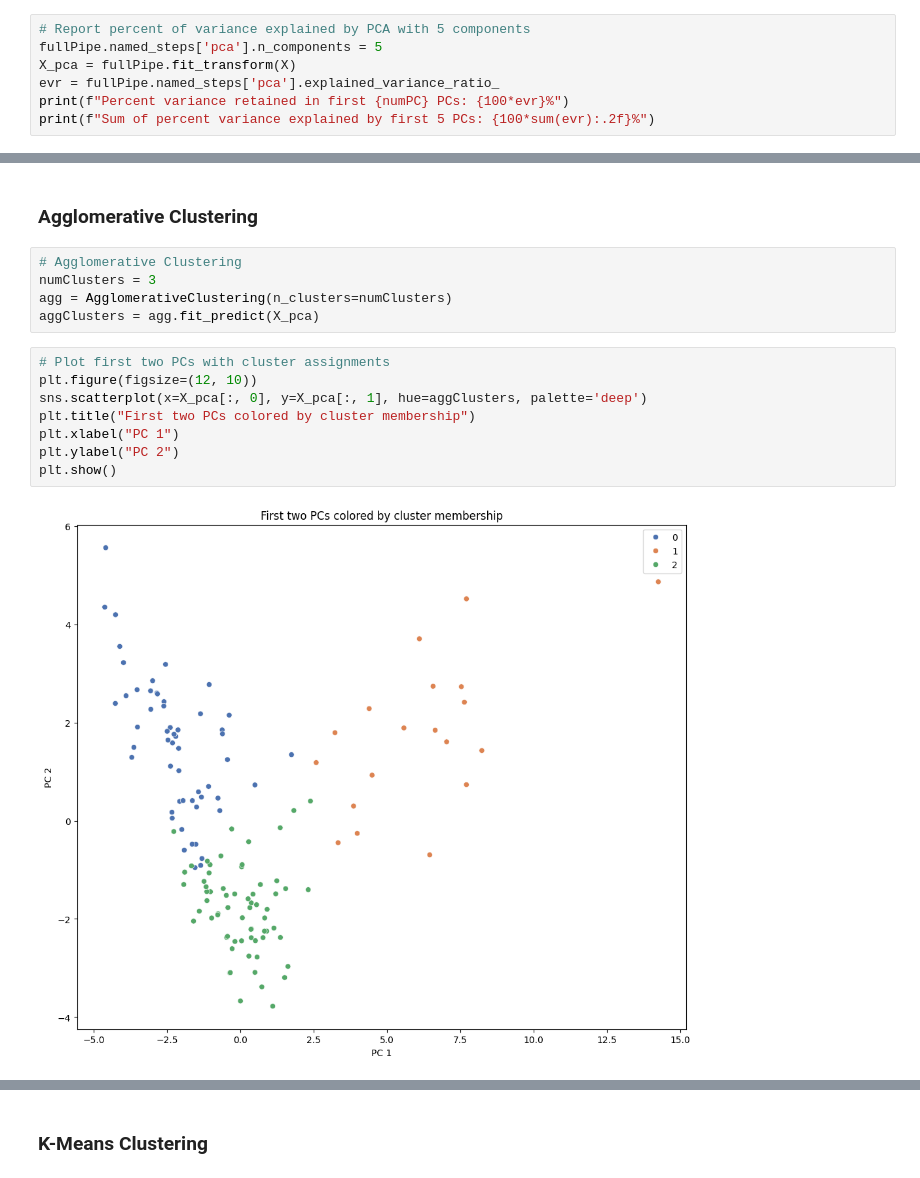
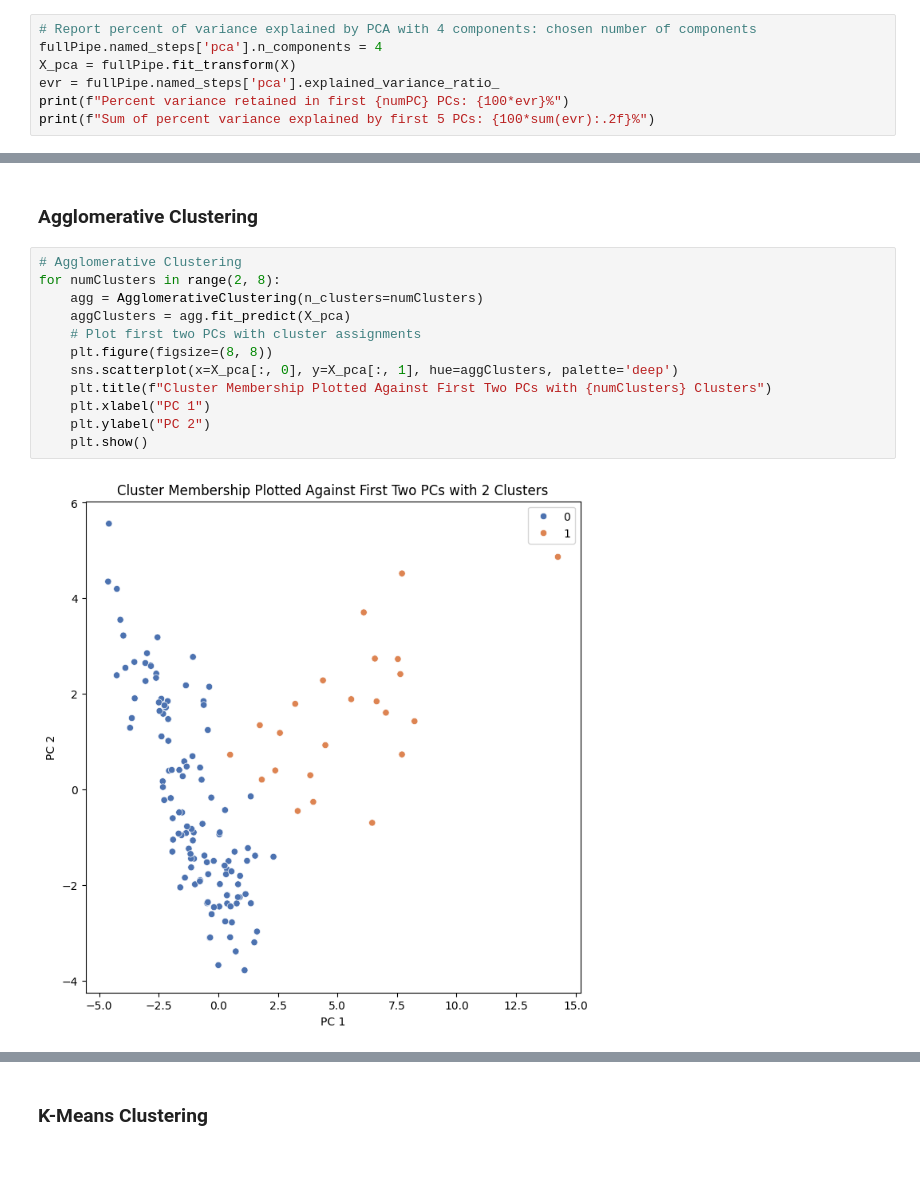
Before and after one commit to NakaFrozn/si618_final_project, a Jupyter notebook: Final_Project_Step3.ipynb, the cells around one changed output, grey strips where cells are left out. Saved outputs shown, nothing was run; the diff lists cells and outputs as text.

```diff
--- a/Final_Project_Step3.ipynb
+++ b/Final_Project_Step3.ipynb
@@ -222,8 +178,8 @@ plt.show()
 # %% [output]
 [figure]
 # %%
-# Report percent of variance explained by PCA with 5 components
-fullPipe.named_steps['pca'].n_components = 5
+# Report percent of variance explained by PCA with 4 components: chosen number of components
+fullPipe.named_steps['pca'].n_components = 4
 X_pca = fullPipe.fit_transform(X)
 evr = fullPipe.named_steps['pca'].explained_variance_ratio_
 print(f"Percent variance retained in first {numPC} PCs: {100*evr}%")
@@ -245,17 +220,16 @@ Goals of Clustering Analysis:
 # %% [markdown]
 ### Agglomerative Clustering
-# %%
-# Agglomerative Clustering
-numClusters = 3
-agg = AgglomerativeClustering(n_clusters=numClusters)
-aggClusters = agg.fit_predict(X_pca)
 # %%
-# Plot first two PCs with cluster assignments
-plt.figure(figsize=(12, 10))
-sns.scatterplot(x=X_pca[:, 0], y=X_pca[:, 1], hue=aggClusters, palette='deep')
-plt.title("First two PCs colored by cluster membership")
-plt.xlabel("PC 1")
-plt.ylabel("PC 2")
-plt.show()
+# Agglomerative Clustering
+for numClusters in range(2, 8):
+    agg = AgglomerativeClustering(n_clusters=numClusters)
+    aggClusters = agg.fit_predict(X_pca)
+    # Plot first two PCs with cluster assignments
+    plt.figure(figsize=(8, 8))
+    sns.scatterplot(x=X_pca[:, 0], y=X_pca[:, 1], hue=aggClusters, palette='deep')
+    plt.title(f"Cluster Membership Plotted Against First Two PCs with {numClusters} Clusters")
+    plt.xlabel("PC 1")
+    plt.ylabel("PC 2")
+    plt.show()
 # %% [output]
-[figure, old version]
+[figure, new version]
```
Also changed, not shown: parts of 22 cells of this notebook.
